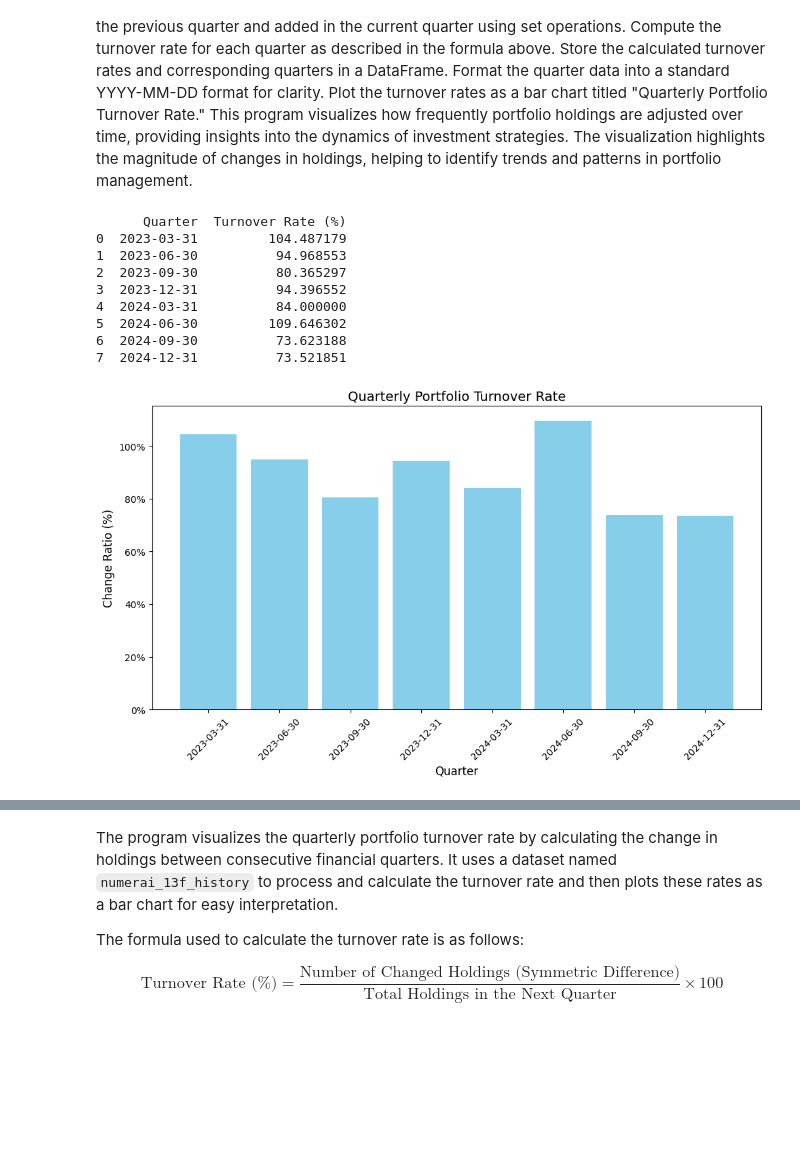
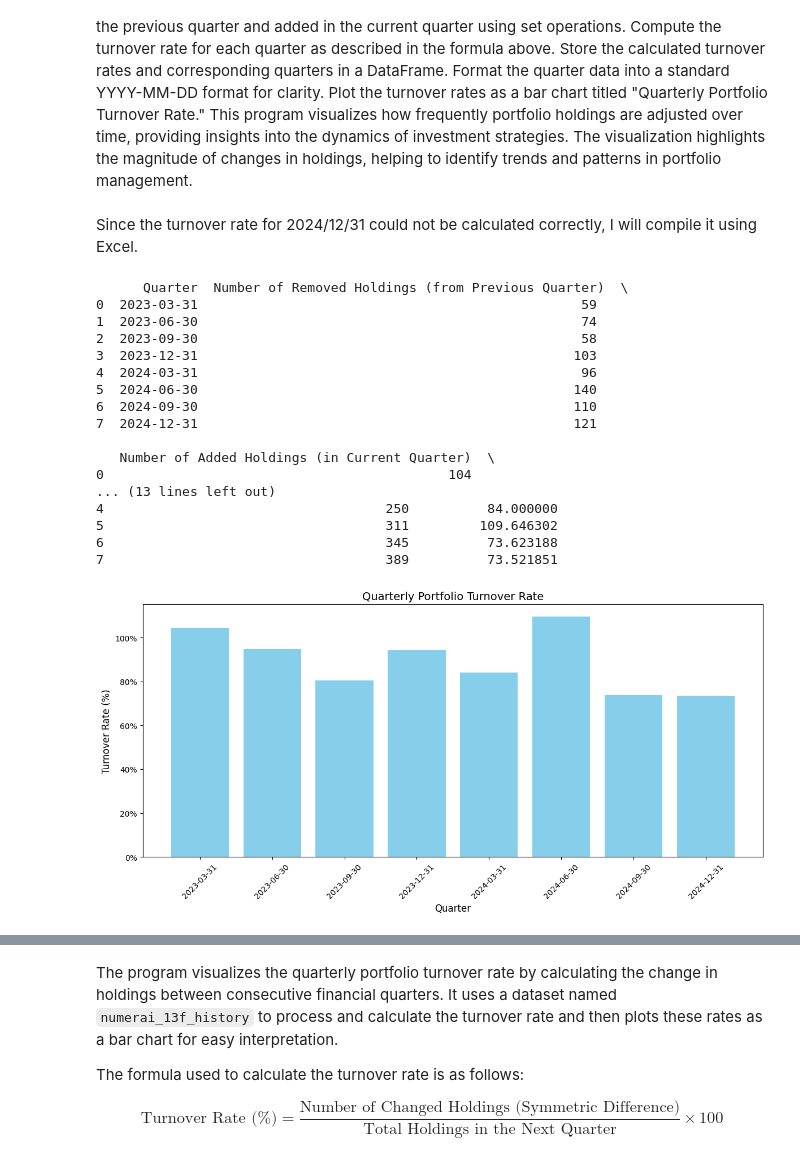
Before and after one commit to Kei-Sanada/Holdings-of-Numerai-GP-LLC, a Jupyter notebook: Analysis_Numerai_GP.ipynb, the cells around one changed output, grey strips where cells are left out. Cells and saved outputs as stored; diff of their text form; code cells hidden in the pictures; blank space fills up the shorter version.

```diff
--- a/Analysis_Numerai_GP.ipynb
+++ b/Analysis_Numerai_GP.ipynb
@@ -273,61 +273,79 @@ Store the calculated turnover rates and corresponding quarters in a DataFrame.
 Format the quarter data into a standard YYYY-MM-DD format for clarity.
 Plot the turnover rates as a bar chart titled "Quarterly Portfolio Turnover Rate."
 This program visualizes how frequently portfolio holdings are adjusted over time, providing insights into the dynamics of investment strategies. The visualization highlights the magnitude of changes in holdings, helping to identify trends and patterns in portfolio management.
+# %% [markdown]
+Since the turnover rate for 2024/12/31 could not be calculated correctly, I will compile it using Excel.
 # %%
 # Extract quarters (columns from the 3rd onward are assumed to be quarters)
 quarters = numerai_13f_history.columns[2:]
 
-# Initialize a list to store the change ratios
-change_ratios = []
+# Initialize a list to store the results
+quarterly_changes = []
 
-# Iterate over consecutive quarters to calculate change ratios
+# Iterate over consecutive quarters to calculate the required metrics
 for i in range(len(quarters) - 1):
     current_quarter = quarters[i]
     next_quarter = quarters[i + 1]
 
     # Get holdings for the current and next quarters
     current_holdings = set(numerai_13f_history[numerai_13f_history[current_quarter] != 0]['nameOfIssuer'])
     next_holdings = set(numerai_13f_history[numerai_13f_history[next_quarter] != 0]['nameOfIssuer'])
 
-    # Calculate the number of changed holdings (symmetric difference)
-    changed_holdings = current_holdings.symmetric_difference(next_holdings)
+    # Calculate the number of removed and added holdings
+    removed_holdings = current_holdings - next_holdings
+    added_holdings = next_holdings - current_holdings
 
-    # Calculate the change ratio
-    change_ratio = len(changed_holdings) / len(next_holdings) if len(next_holdings) > 0 else 0
+    # Calculate the turnover rate
+    total_holdings_next_quarter = len(next_holdings)
+    turnover_rate = (len(removed_holdings) + len(added_holdings)) / total_holdings_next_quarter * 100 if total_holdings_next_quarter > 0 else 0
 
-    # Append the result
-    change_ratios.append((next_quarter, change_ratio * 100))  # Convert to percentage
+    # Append the results
+    quarterly_changes.append({
+        'Quarter': next_quarter,
+        'Number of Removed Holdings (from Previous Quarter)': len(removed_holdings),
+        'Number of Added Holdings (in Current Quarter)': len(added_holdings),
+        'Total Holdings in the Current Quarter': total_holdings_next_quarter,
+        'Turnover Rate (%)': turnover_rate
+    })
 
-# Create a DataFrame for change ratios
-change_ratios_df = pd.DataFrame(change_ratios, columns=['Quarter', 'Turnover Rate (%)'])
+# Create a DataFrame for the results
+quarterly_changes_df = pd.DataFrame(quarterly_changes)
 
 # Convert Quarter to "YYYY-MM-DD" format
-change_ratios_df['Quarter'] = pd.to_datetime(change_ratios_df['Quarter']).dt.strftime('%Y-%m-%d')
+quarterly_changes_df['Quarter'] = pd.to_datetime(quarterly_changes_df['Quarter']).dt.strftime('%Y-%m-%d')
 
-# Display the change ratios
-print(change_ratios_df)
+# Display the DataFrame
+print(quarterly_changes_df)
 
-# Plot the change ratios
-plt.figure(figsize=(10, 6))
-plt.bar(change_ratios_df['Quarter'], change_ratios_df['Turnover Rate (%)'], color='skyblue', width=0.8)  # Adjusted width for thicker bars
+# Plot the turnover rates
+plt.figure(figsize=(12, 6))
+plt.bar(quarterly_changes_df['Quarter'], quarterly_changes_df['Turnover Rate (%)'], color='skyblue', width=0.8)
 plt.title('Quarterly Portfolio Turnover Rate', fontsize=14)
 plt.xlabel('Quarter', fontsize=12)
-plt.ylabel('Change Ratio (%)', fontsize=12)  # Update ylabel to show percentage
+plt.ylabel('Turnover Rate (%)', fontsize=12)
 plt.xticks(rotation=45)
 
 # Format Y-axis as percentage
 plt.gca().yaxis.set_major_formatter(plt.FuncFormatter(lambda y, _: f'{y:.0f}%'))
 
 plt.tight_layout()
 plt.show()
 # %% [output]
-      Quarter  Turnover Rate (%)
-0  2023-03-31         104.487179
-1  2023-06-30          94.968553
-2  2023-09-30          80.365297
-3  2023-12-31          94.396552
-4  2024-03-31          84.000000
-5  2024-06-30         109.646302
-6  2024-09-30          73.623188
-7  2024-12-31          73.521851
+      Quarter  Number of Removed Holdings (from Previous Quarter)  \
+0  2023-03-31                                                 59
+1  2023-06-30                                                 74
+2  2023-09-30                                                 58
+3  2023-12-31                                                103
+4  2024-03-31                                                 96
+5  2024-06-30                                                140
+6  2024-09-30                                                110
+7  2024-12-31                                                121
+
+   Number of Added Holdings (in Current Quarter)  \
+0                                            104
+... (13 lines left out)
+4                                    250          84.000000
+5                                    311         109.646302
+6                                    345          73.623188
+7                                    389          73.521851
-[figure, old version]
+[figure, new version]
```
Also changed, not shown: parts of 3 cells of this notebook.
